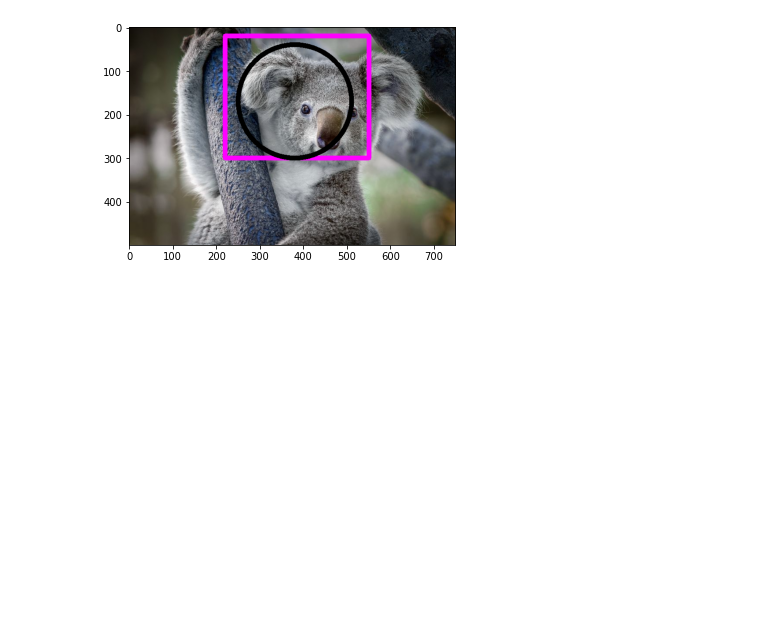
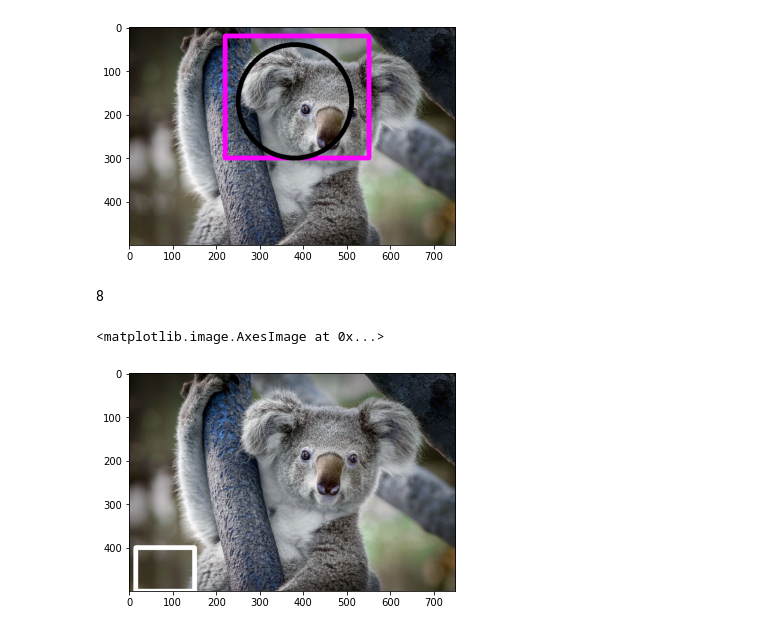
Before and after one commit to ikypakey/PCVK, a Jupyter notebook: Week2.ipynb, the cells around one changed output. Saved outputs shown, nothing was run; the diff lists cells and outputs as text; code cells hidden in the pictures; blank space fills up the shorter version.

```diff
--- a/Week2.ipynb
+++ b/Week2.ipynb
@@ -204,3 +204,15 @@ plt.imshow(img11)
 # %% [output]
 <matplotlib.image.AxesImage at 0x...>
 [figure]
+# %% [markdown]
+8
+# %%
+img12 = cv.imread('/content/drive/MyDrive/koala.jpg')
+plt.imshow(img12)
+
+
+cv.rectangle(img12,pt1=(150,400),pt2=(15,500),color=(255,255,255),thickness=10)
+plt.imshow(img12)
+# %% [output]
+<matplotlib.image.AxesImage at 0x...>
+[figure, added]
```
